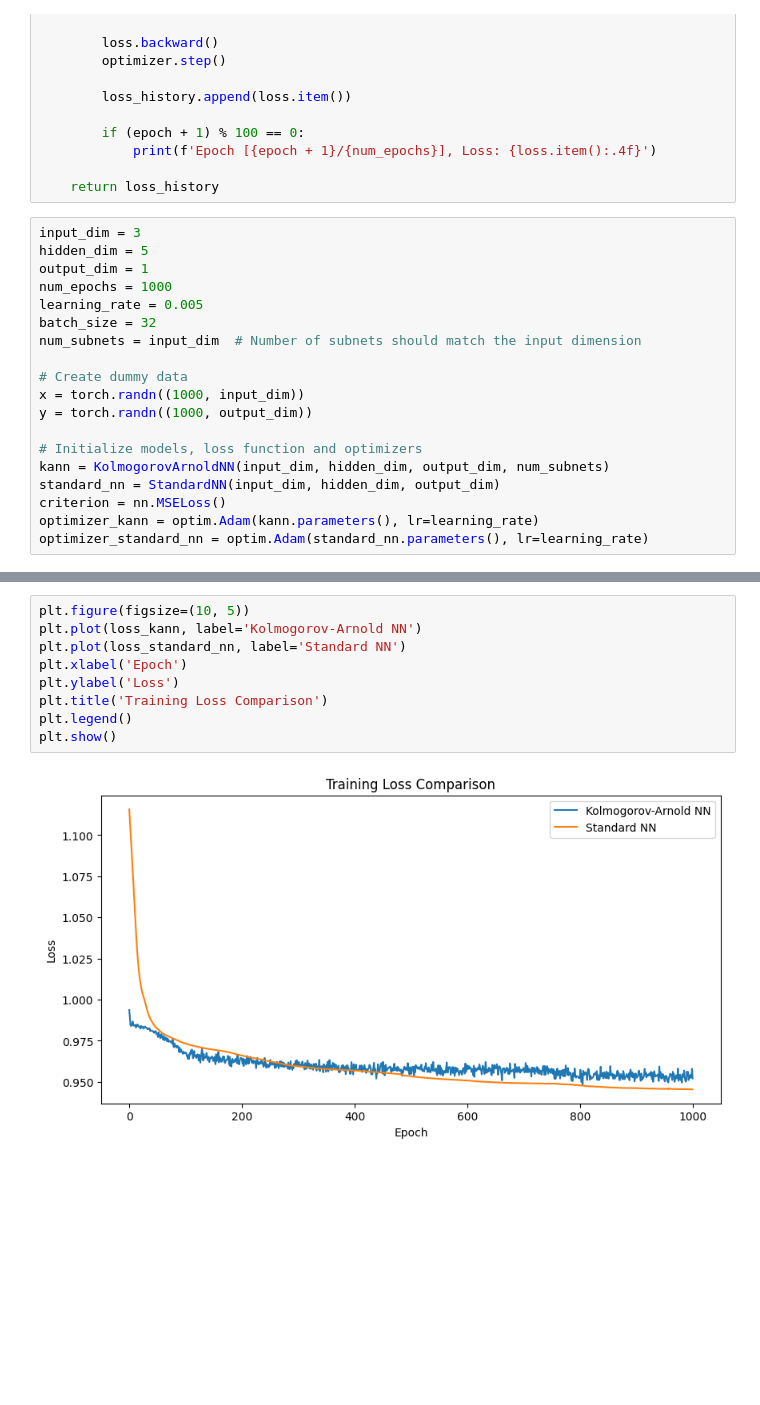
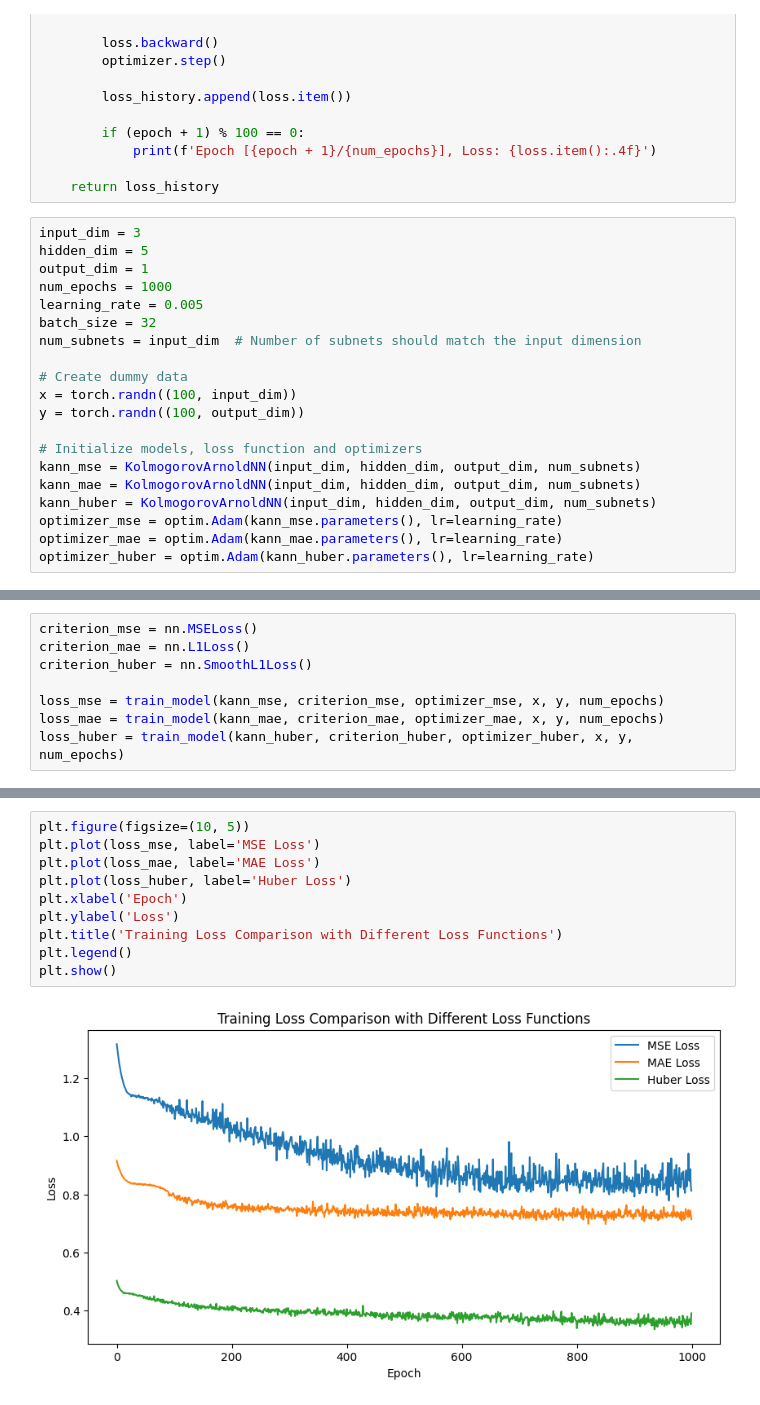
Before and after one commit to forbiddenvelocity/Kolmogorov-Arnold-Network, a Jupyter notebook: Kolmogorov_Arnold_Newtwork.ipynb, the cells around one changed output, grey strips where cells are left out. Cells and saved outputs as stored; diff of their text form; blank space fills up the shorter version.

```diff
--- a/Kolmogorov_Arnold_Newtwork.ipynb
+++ b/Kolmogorov_Arnold_Newtwork.ipynb
@@ -80,12 +80,13 @@ batch_size = 32
 num_subnets = input_dim  # Number of subnets should match the input dimension
 
 # Create dummy data
-x = torch.randn((1000, input_dim))
-y = torch.randn((1000, output_dim))
+x = torch.randn((100, input_dim))
+y = torch.randn((100, output_dim))
 
 # Initialize models, loss function and optimizers
-kann = KolmogorovArnoldNN(input_dim, hidden_dim, output_dim, num_subnets)
-standard_nn = StandardNN(input_dim, hidden_dim, output_dim)
-criterion = nn.MSELoss()
-optimizer_kann = optim.Adam(kann.parameters(), lr=learning_rate)
-optimizer_standard_nn = optim.Adam(standard_nn.parameters(), lr=learning_rate)
+kann_mse = KolmogorovArnoldNN(input_dim, hidden_dim, output_dim, num_subnets)
+kann_mae = KolmogorovArnoldNN(input_dim, hidden_dim, output_dim, num_subnets)
+kann_huber = KolmogorovArnoldNN(input_dim, hidden_dim, output_dim, num_subnets)
+optimizer_mse = optim.Adam(kann_mse.parameters(), lr=learning_rate)
+optimizer_mae = optim.Adam(kann_mae.parameters(), lr=learning_rate)
+optimizer_huber = optim.Adam(kann_huber.parameters(), lr=learning_rate)
@@ -115,0 +93,8 @@ Epoch [1000/1000], Loss: 0.9454
+# %%
+criterion_mse = nn.MSELoss()
+criterion_mae = nn.L1Loss()
+criterion_huber = nn.SmoothL1Loss()
+
+loss_mse = train_model(kann_mse, criterion_mse, optimizer_mse, x, y, num_epochs)
+loss_mae = train_model(kann_mae, criterion_mae, optimizer_mae, x, y, num_epochs)
+loss_huber = train_model(kann_huber, criterion_huber, optimizer_huber, x, y, num_epochs)
@@ -116,11 +119,12 @@ Epoch [1000/1000], Loss: 0.9454
 # %%
 plt.figure(figsize=(10, 5))
-plt.plot(loss_kann, label='Kolmogorov-Arnold NN')
-plt.plot(loss_standard_nn, label='Standard NN')
+plt.plot(loss_mse, label='MSE Loss')
+plt.plot(loss_mae, label='MAE Loss')
+plt.plot(loss_huber, label='Huber Loss')
 plt.xlabel('Epoch')
 plt.ylabel('Loss')
-plt.title('Training Loss Comparison')
+plt.title('Training Loss Comparison with Different Loss Functions')
 plt.legend()
 plt.show()
 # %% [output]
-[figure, old version]
+[figure, new version]
```
Also changed, not shown: parts of 3 cells of this notebook.
